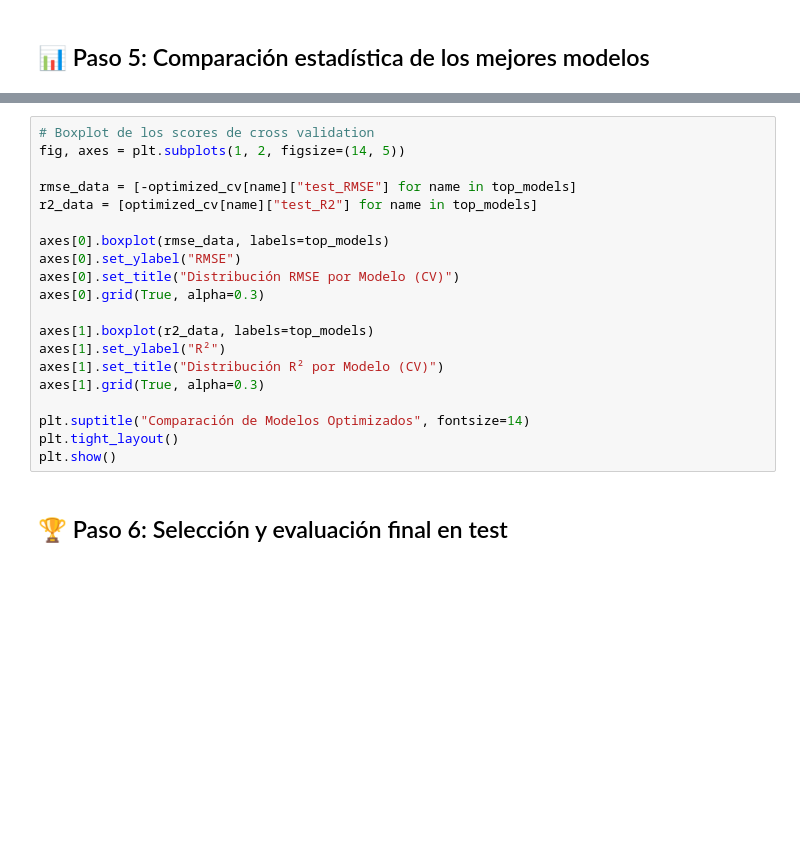
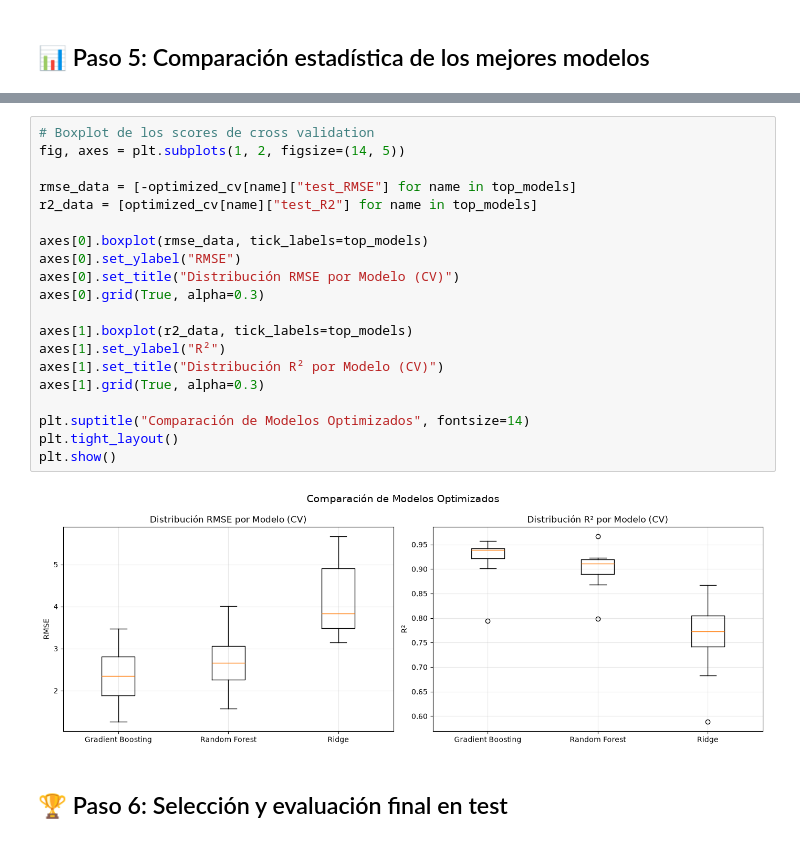
Before and after one commit to RafaGM1108/Boston_Home_Prices, a Jupyter notebook: notebooks/5-models/06_Seleccion_Mejor_Modelo.ipynb, the cells around one changed output, grey strips where cells are left out. Saved outputs shown, nothing was run; the diff lists cells and outputs as text; blank space fills up the shorter version.

```diff
--- a/notebooks/5-models/06_Seleccion_Mejor_Modelo.ipynb
+++ b/notebooks/5-models/06_Seleccion_Mejor_Modelo.ipynb
@@ -332,23 +420,25 @@ for i in range(len(model_names)):
 # %%
 # Boxplot de los scores de cross validation
 fig, axes = plt.subplots(1, 2, figsize=(14, 5))
 
 rmse_data = [-optimized_cv[name]["test_RMSE"] for name in top_models]
 r2_data = [optimized_cv[name]["test_R2"] for name in top_models]
 
-axes[0].boxplot(rmse_data, labels=top_models)
+axes[0].boxplot(rmse_data, tick_labels=top_models)
 axes[0].set_ylabel("RMSE")
 axes[0].set_title("Distribución RMSE por Modelo (CV)")
 axes[0].grid(True, alpha=0.3)
 
-axes[1].boxplot(r2_data, labels=top_models)
+axes[1].boxplot(r2_data, tick_labels=top_models)
 axes[1].set_ylabel("R²")
 axes[1].set_title("Distribución R² por Modelo (CV)")
 axes[1].grid(True, alpha=0.3)
 
 plt.suptitle("Comparación de Modelos Optimizados", fontsize=14)
 plt.tight_layout()
 plt.show()
+# %% [output]
+[figure, added]
 # %% [markdown]
 ## 🏆 Paso 6: Selección y evaluación final en test
 # %%
```
Also changed, not shown: parts of 18 cells of this notebook.
